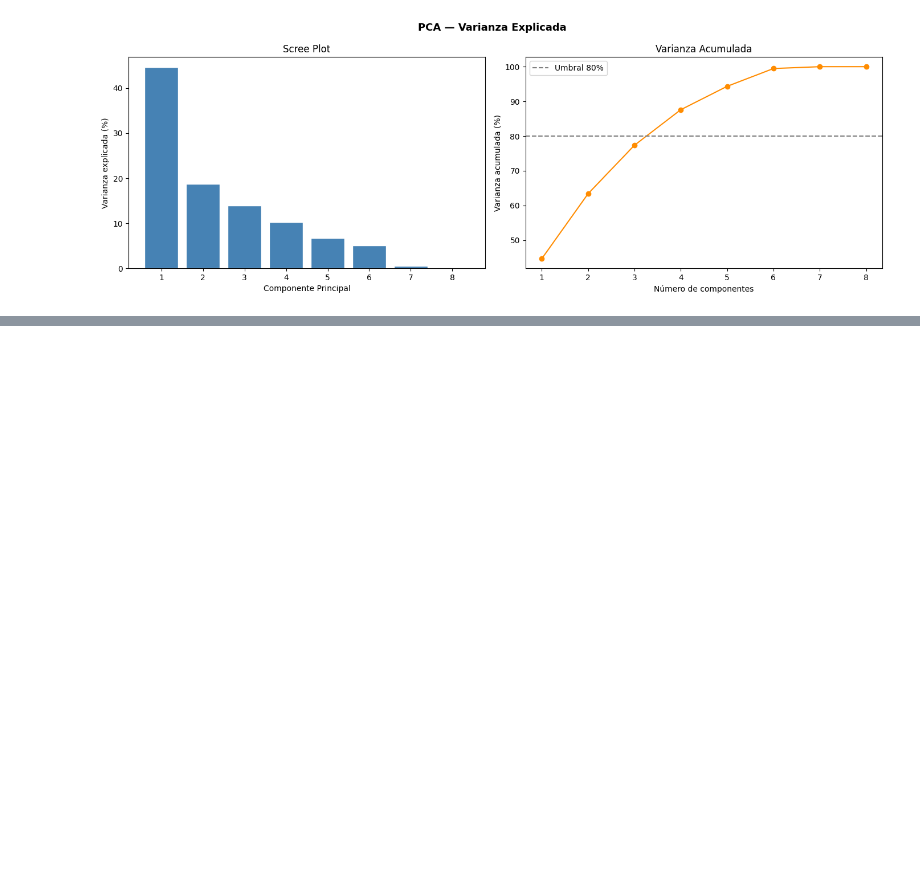
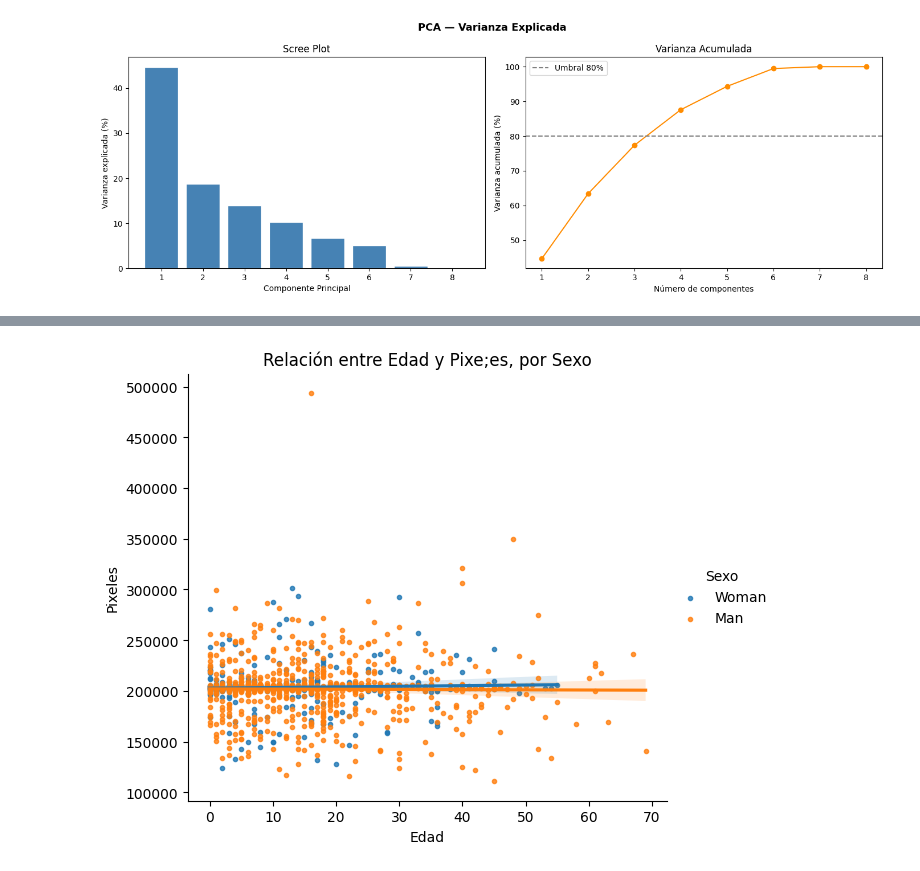
Before and after one commit to ZTARSNOVA/EDA-FGNET, a Jupyter notebook: FGNET_Avance2.ipynb, the cells around one changed output, grey strips where cells are left out. Cells and saved outputs as stored; diff of their text form; code cells hidden in the pictures; blank space fills up the shorter version.

```diff
--- a/FGNET_Avance2.ipynb
+++ b/FGNET_Avance2.ipynb
@@ -1028,0 +1070,10 @@ Varianza explicada por componente:
+# %%
+# 4. Gráfico de dispersión con recta de tendencias superpuesta
+
+# Dibujamos el gráfico de dispersión edad-pixeles, diferenciando por sexo
+g = sns.lmplot(data=df, x="Edad", y="Pixeles", hue="Sexo", markers='.', height=5, aspect=1.2)
+
+# Indicamos el título y las etiquetas de los ejes (X e Y)
+g.set(title = "Relación entre Edad y Pixe;es, por Sexo", xlabel = "Edad", ylabel = "Pixeles");
+# %% [output]
+[figure, added]
```
Also changed, not shown: parts of 11 cells of this notebook.
